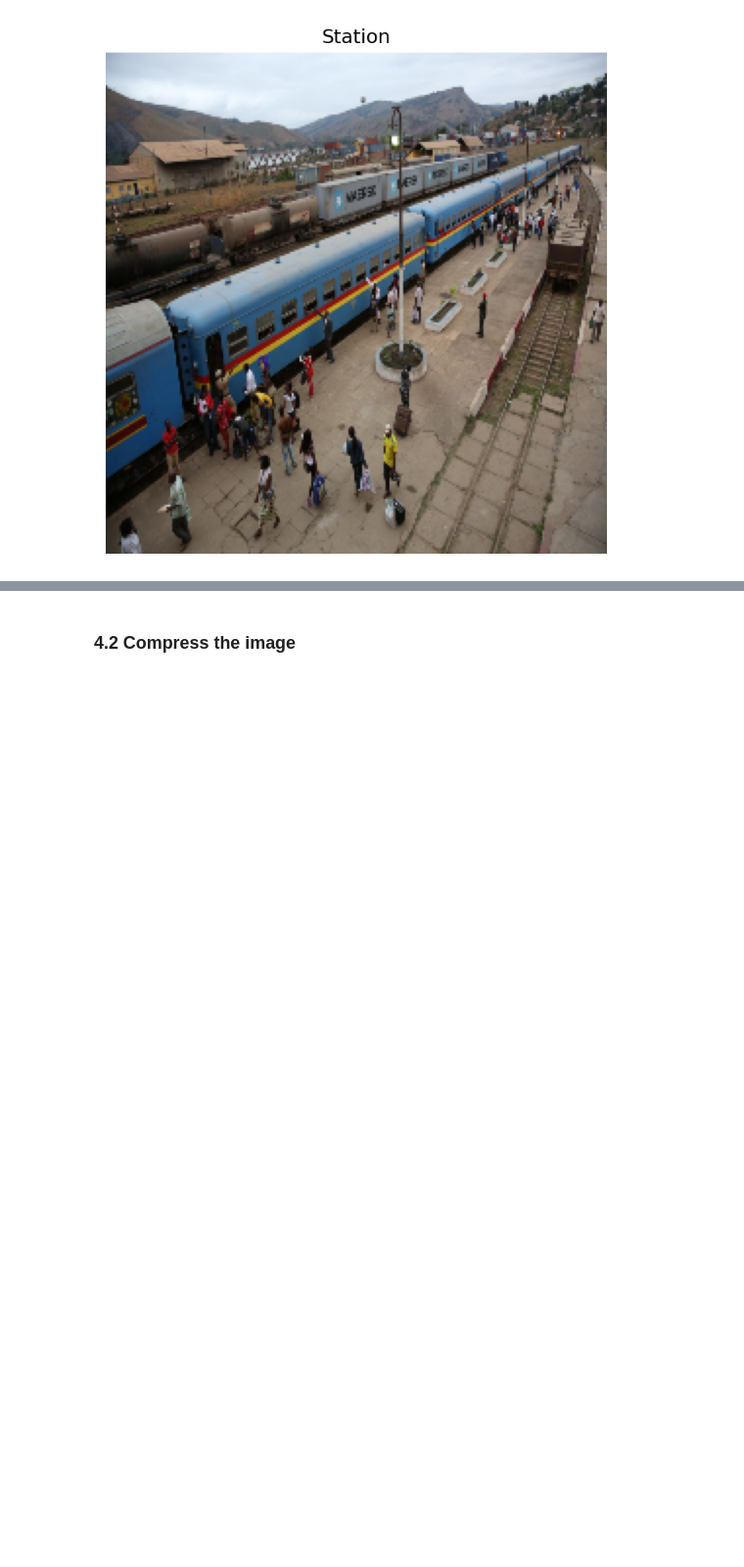
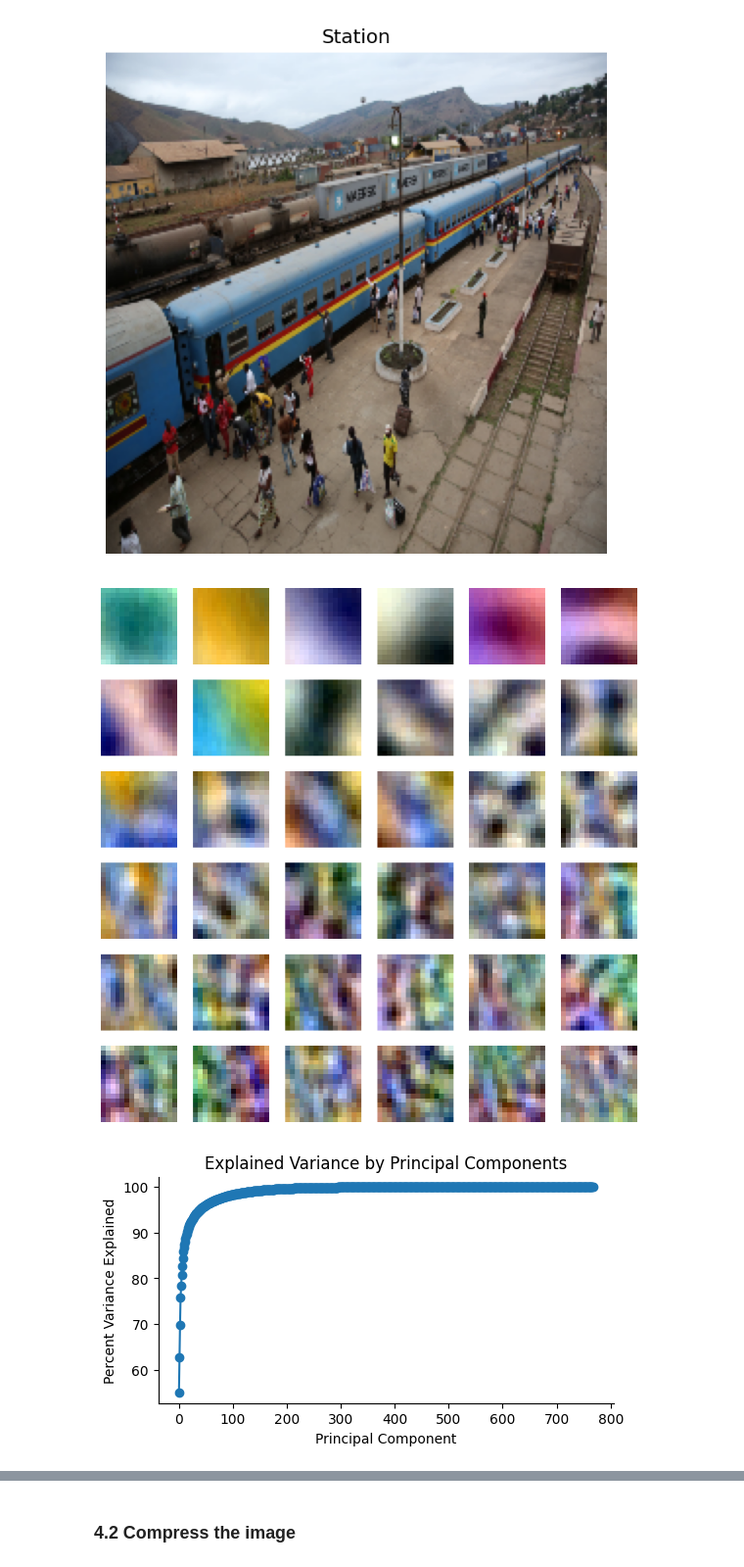
Before and after one commit to kdmalc/intro-computer-vision, a Jupyter notebook: HW3.ipynb, the cells around one changed output, grey strips where cells are left out. Shown at 98% size. Saved outputs shown, nothing was run; the diff lists cells and outputs as text; code cells hidden in the pictures; blank space fills up the shorter version.

```diff
--- a/HW3.ipynb
+++ b/HW3.ipynb
@@ -233,20 +235,25 @@ Some helper functions that are optional to use.
 
 # Sample patches from the image
 def get_patches(img, patch_size=16, n_patches=1000, overlap=True):
+  # ... overlap is actually randomization, not just overlap...
+
   h, w, c = img.shape
-  patches = np.zeros((n_patches, patch_size * patch_size * 3))
-  for i in range(n_patches):
-    x = np.random.randint(0, w - patch_size)
-    y = np.random.randint(0, h - patch_size)
 
-    patch = img[y:y+patch_size, x:x+patch_size, :].reshape((1, -1))
+  if overlap:
+    patches = np.zeros((n_patches, patch_size * patch_size * c))
+    for i in range(n_patches):
+      x = np.random.randint(0, w - patch_size)
+      y = np.random.randint(0, h - patch_size)
 
-    patches[i, :] = patch
-  if not overlap:
+      patch = img[y:y+patch_size, x:x+patch_size, :].reshape((1, -1))
+
+      patches[i, :] = patch
+
+  elif not overlap:
     patches = []
     for i in range(0, h, patch_size):
       for j in range(0, w, patch_size):
-        if i<=h-patch_size and j<w-patch_size:
+        if i<=h-patch_size and j<=w-patch_size:
           patch = img[i:i+patch_size, j:j+patch_size, :].reshape((-1,))
           patches.append(patch)
 
@@ -373,18 +335,22 @@ def plot_variance_explained(explained_variance):
 # %%
 ### Your code starts here ###
 
-# Load test image
-img = parrot_png
-
 # Get patches from image
-patches = get_patches(img, patch_size=16, n_patches=1000, overlap=True)
+parrot_patches = get_patches(parrot_png, patch_size=16, n_patches=1000, overlap=True)
 
 # Implement PCA on the patches
-X = patches.reshape(patches.shape[0], -1)  # Flatten patches
-Vt, mean_X, explained_variance = pca_svd(X)
+X_parrot = parrot_patches.reshape(parrot_patches.shape[0], -1)  # Flatten patches
+Vt_parrot, mean_X_parrot, exvar_parrot = pca_svd(X_parrot)
 
 # Display the first 36 principal components
 ## Display the first 36 principal components as 16 x 16 images, arranged in a 6 x 6 grid
 ## (Note: remember to sort your eigenvalues and eigenvectors by decreasing eigenvalue magnitude!).
 ## Also report the % of variance captured by all principal components (not just the first 36) in a plot,
 ## x-axis being the component number, and y-axis being the % of variance explained by that component.
+
+visualize_components(Vt_parrot[:36], patch_size=16)
+
+plot_variance_explained(exvar_parrot)
+# %% [output]
+[figure, added]
+[figure, added]
```
Also changed, not shown: parts of 12 cells of this notebook.
